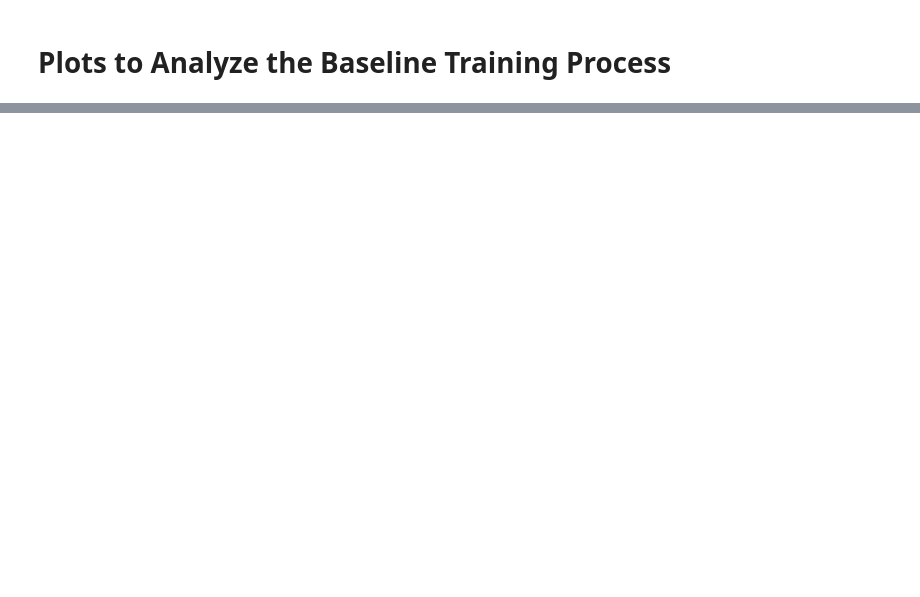
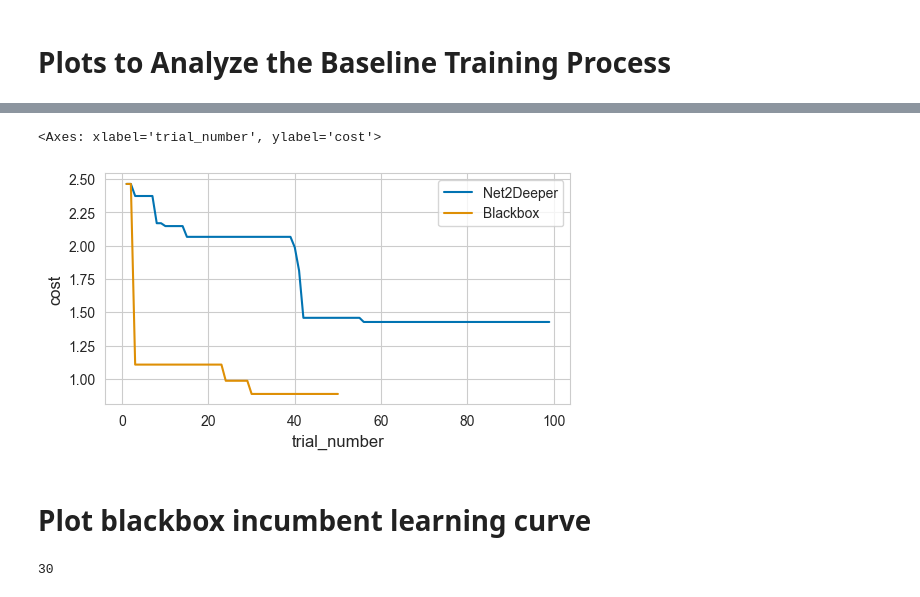
Before and after one commit to automl/GrowNN, a Jupyter notebook: plotting/plot_trianing_process.ipynb, the cells around one changed output, grey strips where cells are left out. Saved outputs shown, nothing was run; the diff lists cells and outputs as text; code cells hidden in the pictures; blank space fills up the shorter version.

Commit message:
Update plotting

```diff
--- a/plotting/plot_trianing_process.ipynb
+++ b/plotting/plot_trianing_process.ipynb
@@ -209,0 +18,4 @@ plt.show()
+# %%
+net2deeper_smac_callbacks = get_logtable(database_name="fehring_growing_nn", table_name="net2deeper", logtable_name="smac_callbacks", config_file="approach/net2deeper/config/net2deeper.yaml")
+net2deeper_run = net2deeper_smac_callbacks[net2deeper_smac_callbacks["experiment_id"] == 1]
+net2deeper_run.head()
@@ -209,0 +48,4 @@ plt.show()
+# %%
+blackbox_smac_callbacks = get_logtable(database_name="fehring_growing_nn", table_name="black_box_run", logtable_name="smac_callbacks", config_file="baselines/blackbox_joined_hpo_nn/config/blackbox_joined_hpo_nn.yaml")
+blackbox_run = blackbox_smac_callbacks[blackbox_smac_callbacks["experiment_id"] == 1]
+blackbox_run.head()
@@ -209,0 +76,21 @@ plt.show()
+# %%
+# Select relevant columns
+net2deeper_run_relevant = net2deeper_run[["trial_number", "cost"]].sort_values(by="trial_number")
+blackbox_run_relevant = blackbox_run[["trial_number", "cost"]].sort_values(by="trial_number")
+
+# Remove non incumbents - therefore valeus where the cost did not decrease compared  all previous costs
+net2deeper_run_relevant["cost"] = net2deeper_run_relevant["cost"].cummin()
+blackbox_run_relevant["cost"] = blackbox_run_relevant["cost"].cummin()
+# %%
+sns.lineplot(data=net2deeper_run_relevant, x="trial_number", y="cost", label="Net2Deeper")
+sns.lineplot(data=blackbox_run_relevant, x="trial_number", y="cost", label="Blackbox")
+# %% [output]
+<Axes: xlabel='trial_number', ylabel='cost'>
+[figure, added]
+# %% [markdown]
+# Plot blackbox incumbent learning curve
+# %%
+blackbox_inumbent_id = blackbox_run[blackbox_run["cost"] == blackbox_run["cost"].min()]["trial_number"].values[0]
+blackbox_inumbent_id
+# %% [output]
+30
```
Also changed, not shown: parts of 35 cells of this notebook, 6 other files.
